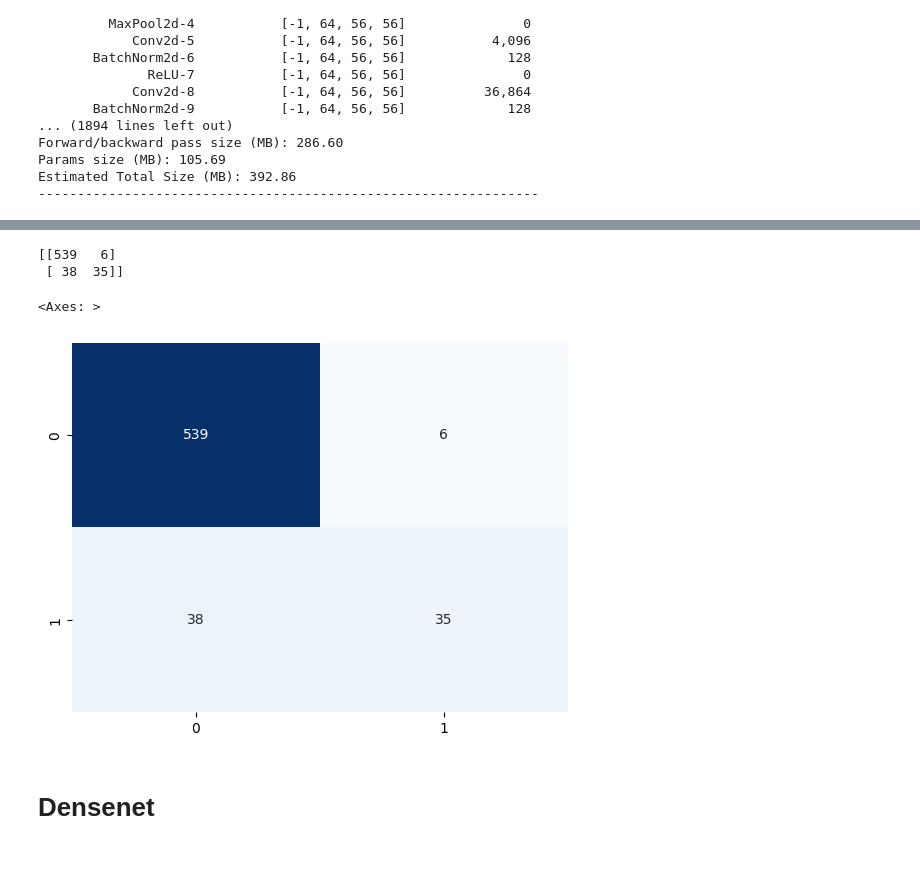
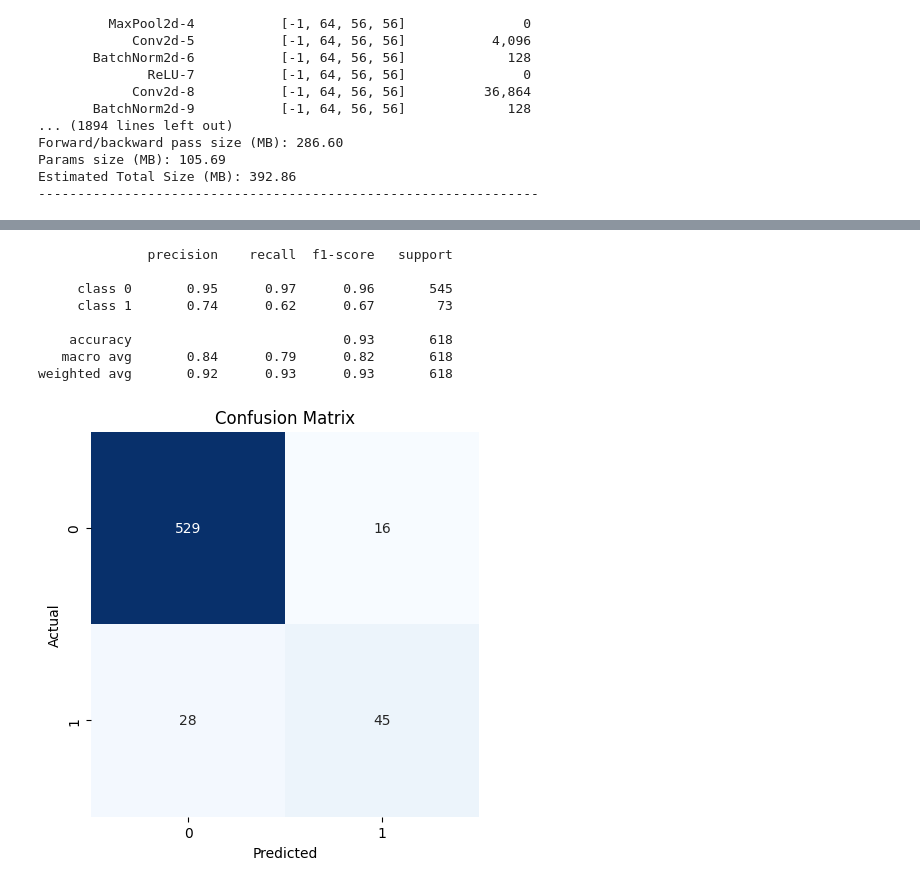
Before and after one commit to rishabh-mondal/AAAI_BK_Paper, a Jupyter notebook: detection_through_torch/compare_model_torch.ipynb, the cells around one changed output, grey strips where cells are left out. Cells and saved outputs as stored; diff of their text form; code cells hidden in the pictures; blank space fills up the shorter version.

```diff
--- a/detection_through_torch/compare_model_torch.ipynb
+++ b/detection_through_torch/compare_model_torch.ipynb
@@ -232,7 +233,7 @@ for seed in seeds:
     train_accuracies = []
     val_losses = []
     val_accuracies = []
-    num_epochs = 10
+    num_epochs = 100
 
     for epoch in range(num_epochs):
         model.train()
@@ -283,7 +284,7 @@ for seed in seeds:
     train_accuracies_per_seed.append(train_accuracies)
 
     print(f'Final validation loss and accuracy for seed {seed}: {val_losses[-1]:.4f}', f'{val_accuracies[-1]:.4f}')
-    print(f'Final training loss for seed {seed}: {train_losses[-1]:.4f}', f'{train_accuracies[-1]:.4f}')
+    print(f'Final training loss and and accuracy for  seed {seed}: {train_losses[-1]:.4f}', f'{train_accuracies[-1]:.4f}')
 
 
     true_labels = []
@@ -309,8 +310,8 @@ for seed in seeds:
             test_total_samples += labels.size(0)
             test_total_correct += (output.round() == labels).sum().item()
 
-
         test_accuracy = (test_total_correct / test_total_samples) * 100
     test_accuracies_per_seed.append(test_accuracy)
+
     print(f'Final test accuracy for seed {seed}: {test_accuracy:.4f}')
 # %% [output]
@@ -417,12 +412,23 @@ plt.legend();
+# %%
+# plot classifcation report
+from sklearn.metrics import classification_report
+print(classification_report(true_labels, predicted_labels, target_names=['class 0', 'class 1']))
+# %% [output]
+              precision    recall  f1-score   support
+
+     class 0       0.95      0.97      0.96       545
+     class 1       0.74      0.62      0.67        73
+
+    accuracy                           0.93       618
+   macro avg       0.84      0.79      0.82       618
+weighted avg       0.92      0.93      0.93       618
 # %%
-#plot the confution matrix
-from sklearn.metrics import confusion_matrix
-import seaborn as sns
+#plot confusion matrix
 cm = confusion_matrix(true_labels, predicted_labels)
-print(cm)
-sns.heatmap(cm, annot=True, fmt='d', cmap='Blues', cbar=False)
+plt.figure(figsize=(5, 5))
+sns.heatmap(cm, annot=True, fmt="d", cmap="Blues", cbar=False)
+plt.title('Confusion Matrix')
+plt.xlabel('Predicted')
+plt.ylabel('Actual');
 # %% [output]
-[[539   6]
- [ 38  35]]
-<Axes: >
-[figure, old version]
+[figure, new version]
@@ -480,3 +435 @@ plt.show()
-# %% [markdown]
-# Densenet
 # %%
```
Also changed, not shown: parts of 22 cells of this notebook.
